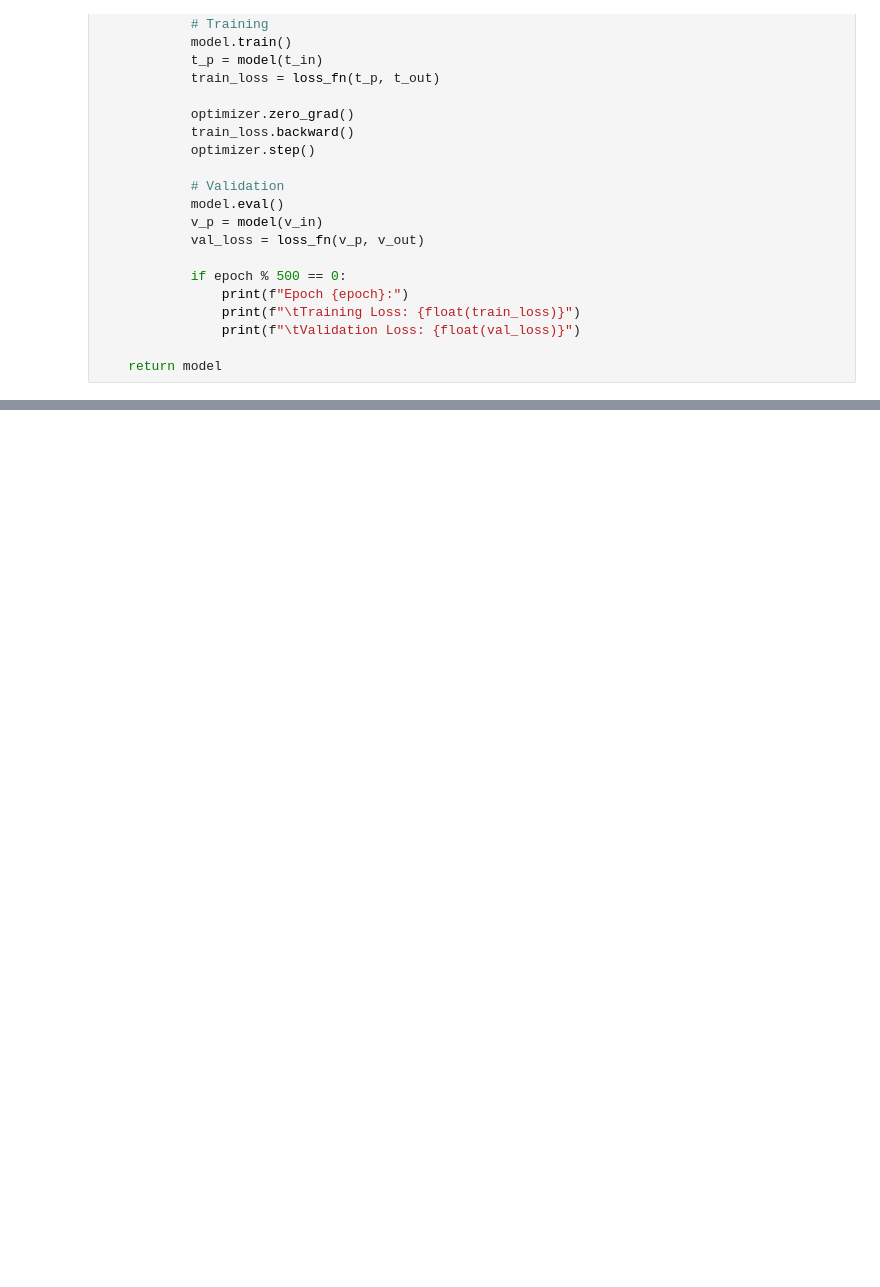
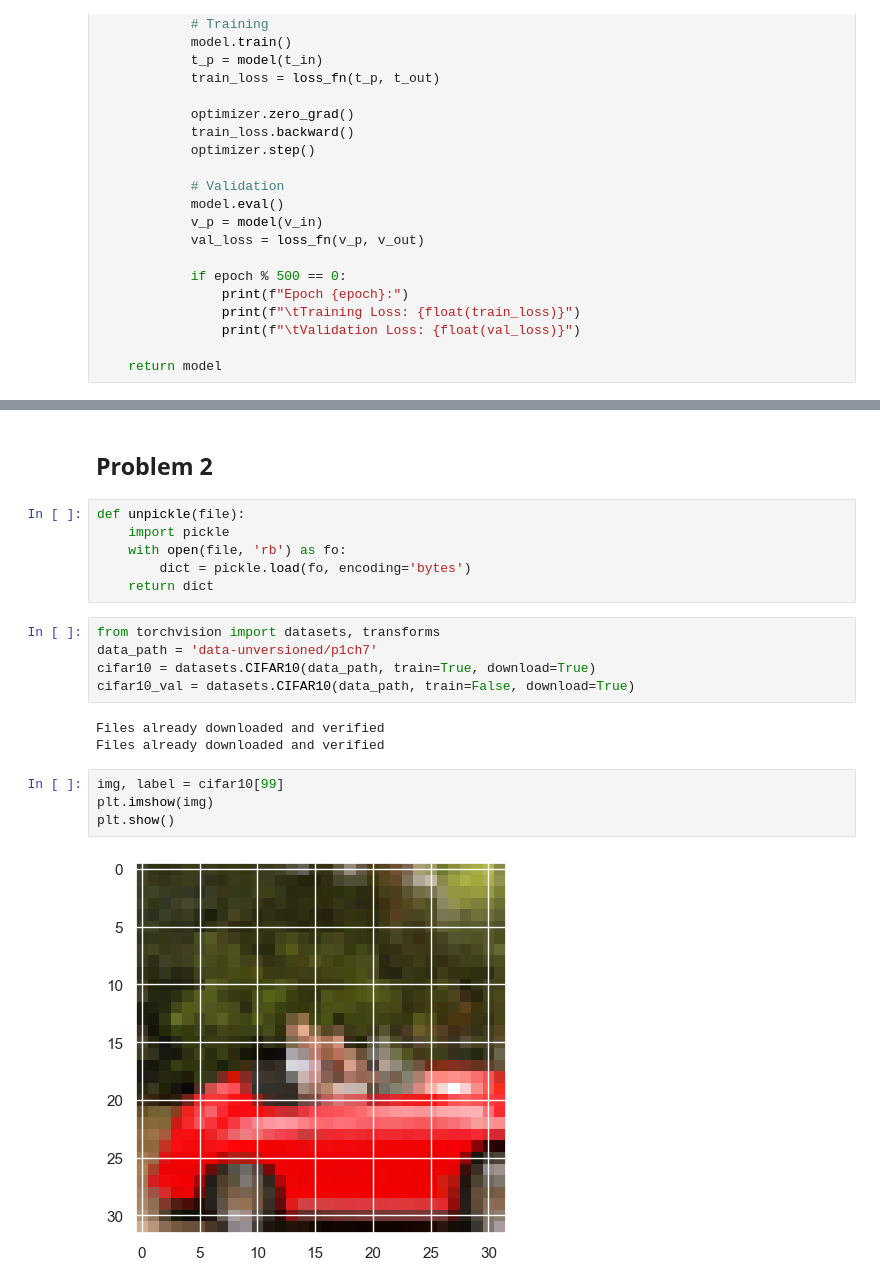
Before and after one commit to samofuture/Intro-to-ML, a Jupyter notebook: HW6/HW6.ipynb, the cells around one changed output, grey strips where cells are left out. Drawn from its saved outputs; the diff is of its cells as text; blank space fills up the shorter version.

Commit message:
Problem 2 update

```diff
--- a/HW6/HW6.ipynb
+++ b/HW6/HW6.ipynb
@@ -179,3 +187,25 @@ Sequential(
   (1): ReLU()
   (2): Linear(in_features=32, out_features=1, bias=True)
 )
+# %% [markdown]
+## Problem 2
+# %%
+def unpickle(file):
+    import pickle
+    with open(file, 'rb') as fo:
+        dict = pickle.load(fo, encoding='bytes')
+    return dict
+# %%
+from torchvision import datasets, transforms
+data_path = 'data-unversioned/p1ch7'
+cifar10 = datasets.CIFAR10(data_path, train=True, download=True)
+cifar10_val = datasets.CIFAR10(data_path, train=False, download=True)
+# %% [output]
+Files already downloaded and verified
+Files already downloaded and verified
+# %%
+img, label = cifar10[99]
+plt.imshow(img)
+plt.show()
+# %% [output]
+[figure, added]
```
Also changed, not shown: parts of 7 cells of this notebook.
